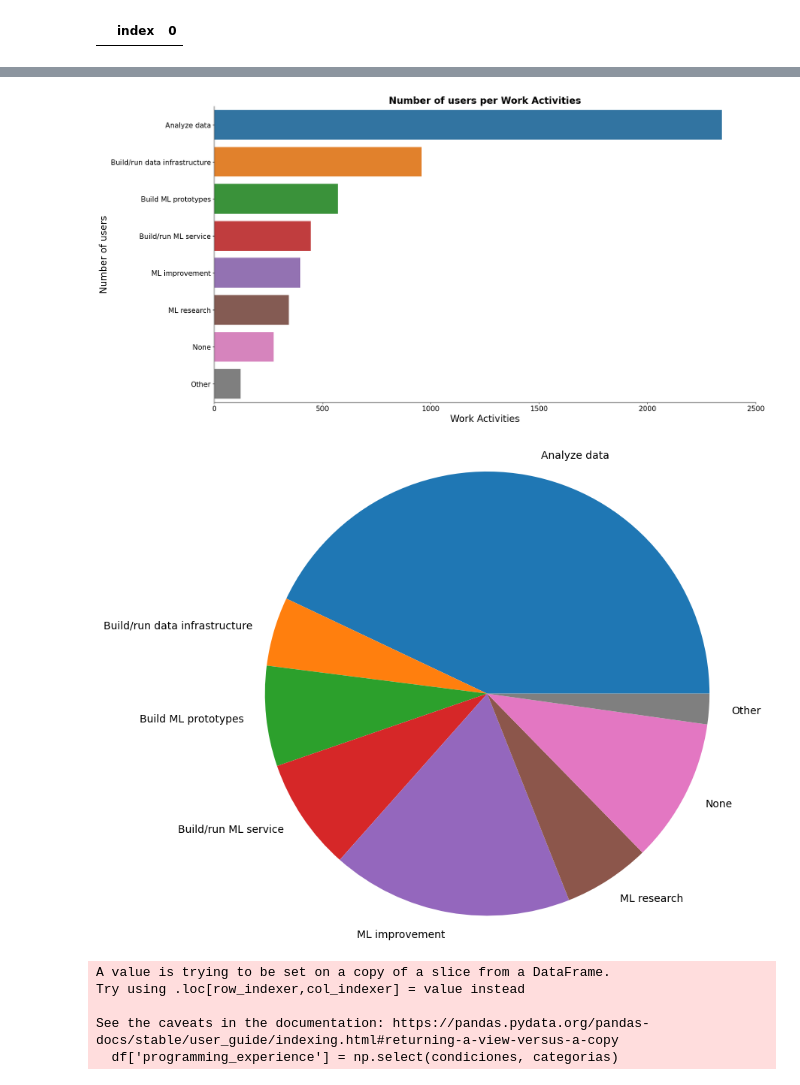
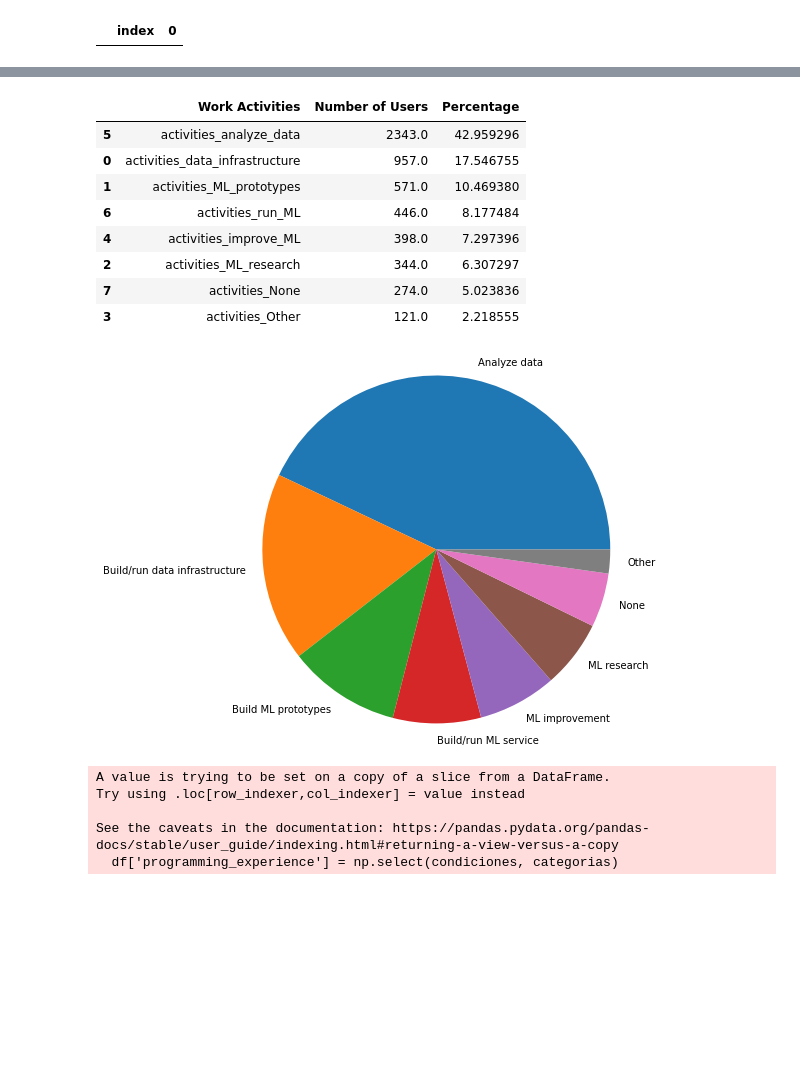
Before and after one commit to Adalab/project-da-promo-d-module-2-team-2-, a Jupyter notebook: notebooks/visualizacion.ipynb, the cells around one changed output, grey strips where cells are left out. Saved outputs shown, nothing was run; the diff lists cells and outputs as text; code cells hidden in the pictures; blank space fills up the shorter version.

```diff
--- a/notebooks/visualizacion.ipynb
+++ b/notebooks/visualizacion.ipynb
@@ -211,0 +161,4 @@ df_ide
+# %%
+df_work_acts = df.loc[:, 'activities_data_infrastructure' : 'activities_None'].sum().reset_index()
+df_work_acts.columns = ['Work Activities', 'Number of Users']
+df_work_acts = df_work_acts.sort_values(by='Number of Users', ascending=False)
@@ -305,4 +197,0 @@ plt.show()
-# %%
-df_work_acts = df.loc[:, 'work_activities_Analyze and understand data to influence product or business decisions' : 'work_activities_Other'].sum().reset_index()
-df_work_acts.columns = ['work_activities', 'number_of_users']
-df_work_acts
@@ -319,29 +198,23 @@ df_work_acts
-# %%
-plt.figure(figsize=(20, 10))
-
-fig=sns.barplot(y='work_activities', x= 'number_of_users', data=df_work_acts, order= df_work_acts.sort_values('number_of_users', ascending= False)['work_activities'])
-
-fig.set_title('Number of users per Work Activities', fontsize = 20, fontweight = 'bold')
-
-fig.spines[["top", "right"]].set_visible(False)
-
-fig.set_xlabel (xlabel = "Work Activities", fontsize = 20)
-fig.set_ylabel (ylabel = "Number of users", fontsize = 20)
-
-fig.set_xticks(ticks = [0, 500, 1000, 1500, 2000, 2500], labels = [0, 500, 1000, 1500, 2000, 2500], rotation= 0, fontsize = 15)
-fig.set_yticks(ticks = [0, 1, 2, 3, 4, 5, 6, 7], labels = ["Analyze data", "Build/run data infrastructure", "Build ML prototypes", "Build/run ML service", "ML improvement", "ML research", "None", "Other"], rotation = 0, fontsize = 15)
-
-plt.tight_layout()
-
-plt.show()
-# %% [output]
-[figure, removed]
+# %%
+df_work_acts['Percentage'] = df_work_acts['Number of Users'] / df_work_acts['Number of Users'].sum() * 100
+# %%
+df_work_acts
+# %% [output]
+|  | Work Activities | Number of Users | Percentage |
+| 5 | activities_analyze_data | 2343.0 | 42.959296 |
+| 0 | activities_data_infrastructure | 957.0 | 17.546755 |
+| 1 | activities_ML_prototypes | 571.0 | 10.469380 |
+| 6 | activities_run_ML | 446.0 | 8.177484 |
+| 4 | activities_improve_ML | 398.0 | 7.297396 |
+| 2 | activities_ML_research | 344.0 | 6.307297 |
+| 7 | activities_None | 274.0 | 5.023836 |
+| 3 | activities_Other | 121.0 | 2.218555 |
 # %%
 plt.figure()
-plt.pie(df_work_acts['number_of_users'], labels = ["Analyze data", "Build/run data infrastructure", "Build ML prototypes", "Build/run ML service", "ML improvement", "ML research", "None", "Other"], radius = 2)
+plt.pie(df_work_acts['Number of Users'], labels = ["Analyze data", "Build/run data infrastructure", "Build ML prototypes", "Build/run ML service", "ML improvement", "ML research", "None", "Other"], radius = 2)
 plt.show()
 # %% [output]
-[figure, old version]
+[figure, new version]
 # %%
 condiciones = [(df['years_programming'] == 'I have never written code'),
                 ((df['years_programming'] == '< 1 years')|(df['years_programming'] == '1-3 years')),
```
Also changed, not shown: parts of 24 cells of this notebook, 1 other file.
